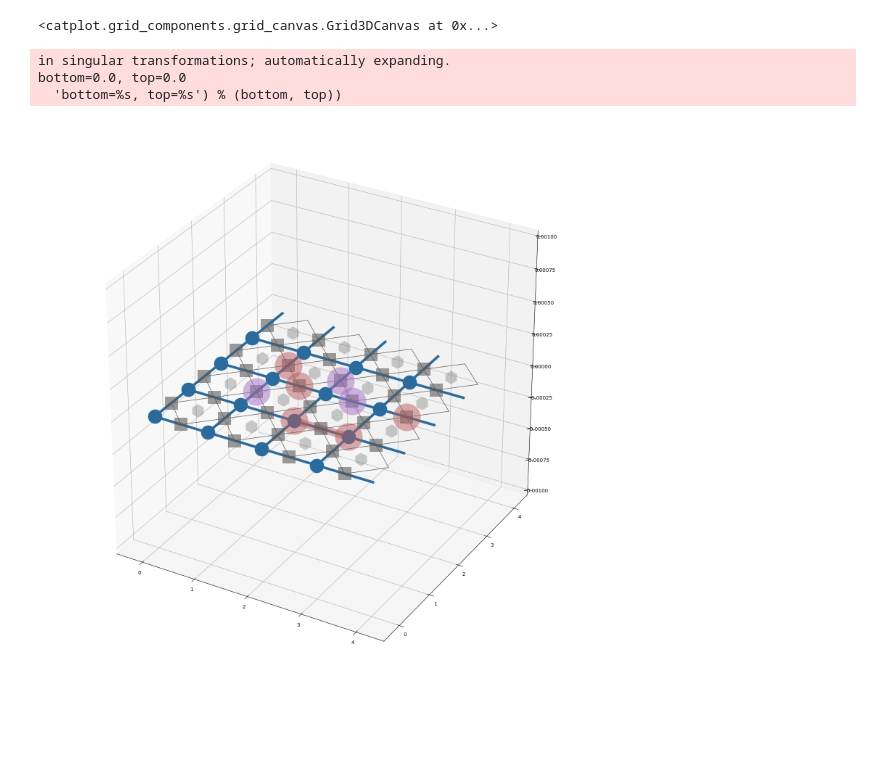
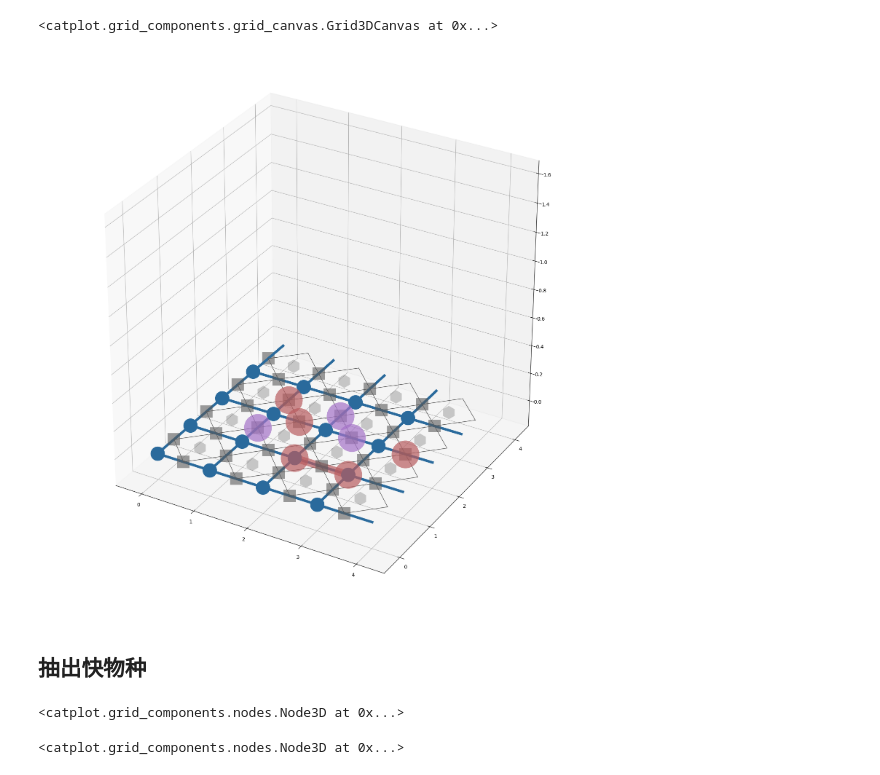
Before and after one commit to PytLab/catplot, a Jupyter notebook: examples/grid_2d_examples/2d_to_3d.ipynb, the cells around one changed output. Drawn from its saved outputs; the diff is of its cells as text; code cells hidden in the pictures; blank space fills up the shorter version.

```diff
--- a/examples/grid_2d_examples/2d_to_3d.ipynb
+++ b/examples/grid_2d_examples/2d_to_3d.ipynb
@@ -115,7 +115,7 @@ canvas_big.figure
 [figure]
 # %%
 from catplot.grid_components.grid_canvas import Grid3DCanvas
-canvas3d = Grid3DCanvas(figsize=(30, 20), dpi=50)
+canvas3d = Grid3DCanvas(figsize=(30, 20), dpi=100)
 # %% [output]
 [figure]
 [figure]
@@ -125,11 +125,13 @@ canvas3d = Grid3DCanvas(figsize=(30, 20), dpi=50)
 canvas_big.to3d(canvas3d)
 # %% [output]
 <catplot.grid_components.grid_canvas.Grid3DCanvas at 0x...>
+# %%
+none = Node3D([0.0, 0.0, 1.5], color="", size=0)
+canvas3d.add_node(none)
 # %%
-canvas3d.draw()
+canvas3d.redraw()
 canvas3d.figure
 # %% [output]
-in singular transformations; automatically expanding.
-bottom=0.0, top=0.0
-  'bottom=%s, top=%s') % (bottom, top))
-[figure, old version]
+[figure, new version]
+# %% [markdown]
+## 抽出快物种
@@ -135,0 +142,9 @@ bottom=0.0, top=0.0
+# %%
+f1
+# %% [output]
+<catplot.grid_components.nodes.Node3D at 0x...>
+# %%
+f1.move([0.0, 0.0, 1.5])
+f2.move([0.0, 0.0, 1.5])
+# %% [output]
+<catplot.grid_components.nodes.Node3D at 0x...>
```
Also changed, not shown: parts of 7 cells of this notebook.
